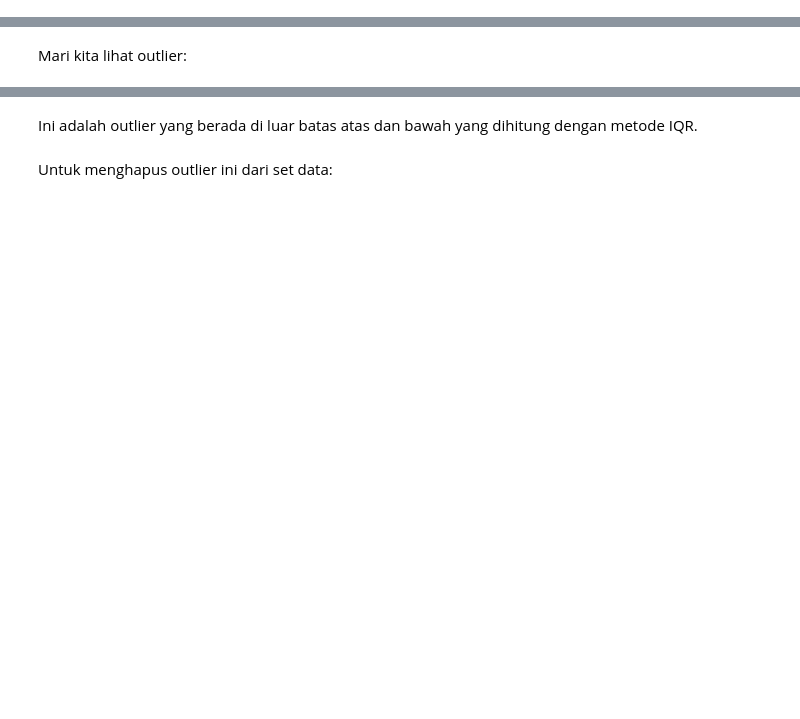
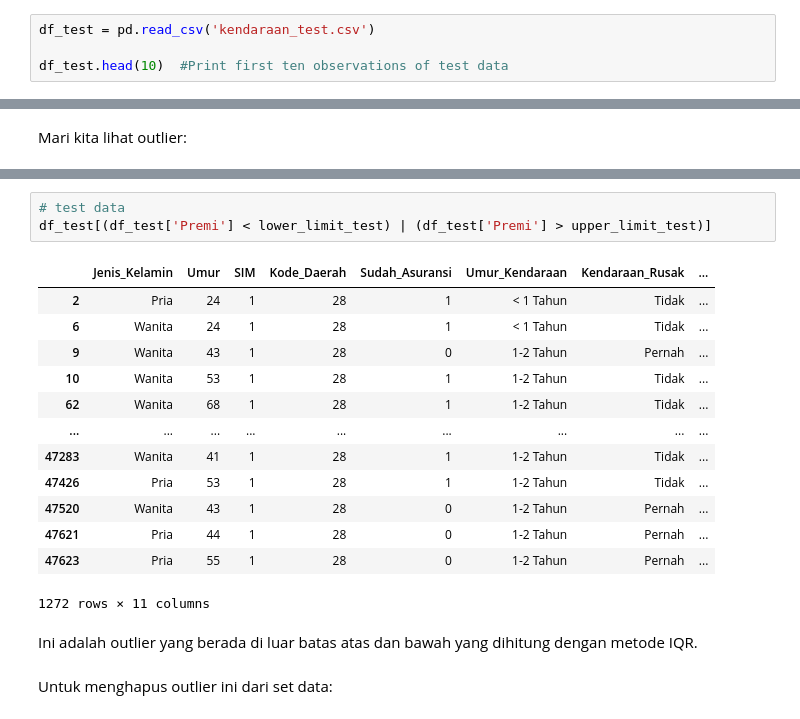
Before and after one commit to dioapw/school-project-machine-learning-classification, a Jupyter notebook: dio-1301194290-ml-tubes-2.ipynb, the cells around one changed output, grey strips where cells are left out. Cells and saved outputs as stored; diff of their text form; blank space fills up the shorter version.

```diff
--- a/dio-1301194290-ml-tubes-2.ipynb
+++ b/dio-1301194290-ml-tubes-2.ipynb
@@ -31,0 +43,4 @@ df.head(10)  #Print first ten observations
+# %%
+df_test = pd.read_csv('kendaraan_test.csv')
+
+df_test.head(10)  #Print first ten observations of test data
@@ -272,3 +627,20 @@ df[(df['Premi'] < lower_limit) | (df['Premi'] > upper_limit)]
+# %%
+# test data
+df_test[(df_test['Premi'] < lower_limit_test) | (df_test['Premi'] > upper_limit_test)]
+# %% [output]
+|  | Jenis_Kelamin | Umur | SIM | Kode_Daerah | Sudah_Asuransi | Umur_Kendaraan | Kendaraan_Rusak | ... |
+| 2 | Pria | 24 | 1 | 28 | 1 | < 1 Tahun | Tidak | ... |
+| 6 | Wanita | 24 | 1 | 28 | 1 | < 1 Tahun | Tidak | ... |
+| 9 | Wanita | 43 | 1 | 28 | 0 | 1-2 Tahun | Pernah | ... |
+| 10 | Wanita | 53 | 1 | 28 | 1 | 1-2 Tahun | Tidak | ... |
+| 62 | Wanita | 68 | 1 | 28 | 1 | 1-2 Tahun | Tidak | ... |
+| ... | ... | ... | ... | ... | ... | ... | ... | ... |
+| 47283 | Wanita | 41 | 1 | 28 | 1 | 1-2 Tahun | Tidak | ... |
+| 47426 | Pria | 53 | 1 | 28 | 1 | 1-2 Tahun | Tidak | ... |
+| 47520 | Wanita | 43 | 1 | 28 | 0 | 1-2 Tahun | Pernah | ... |
+| 47621 | Pria | 44 | 1 | 28 | 0 | 1-2 Tahun | Pernah | ... |
+| 47623 | Pria | 55 | 1 | 28 | 0 | 1-2 Tahun | Pernah | ... |
+1272 rows × 11 columns
 # %% [markdown]
 Ini adalah outlier yang berada di luar batas atas dan bawah yang dihitung dengan metode IQR.
 # %% [markdown]
```
Also changed, not shown: parts of 92 cells of this notebook, 3 other files.
